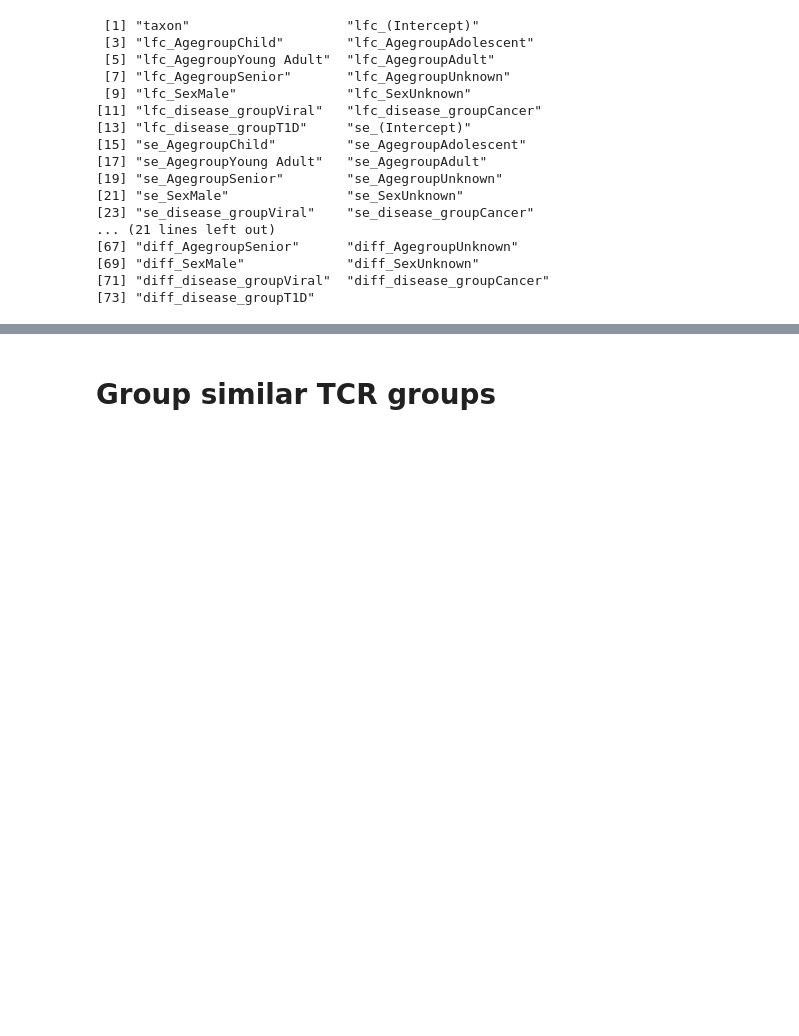
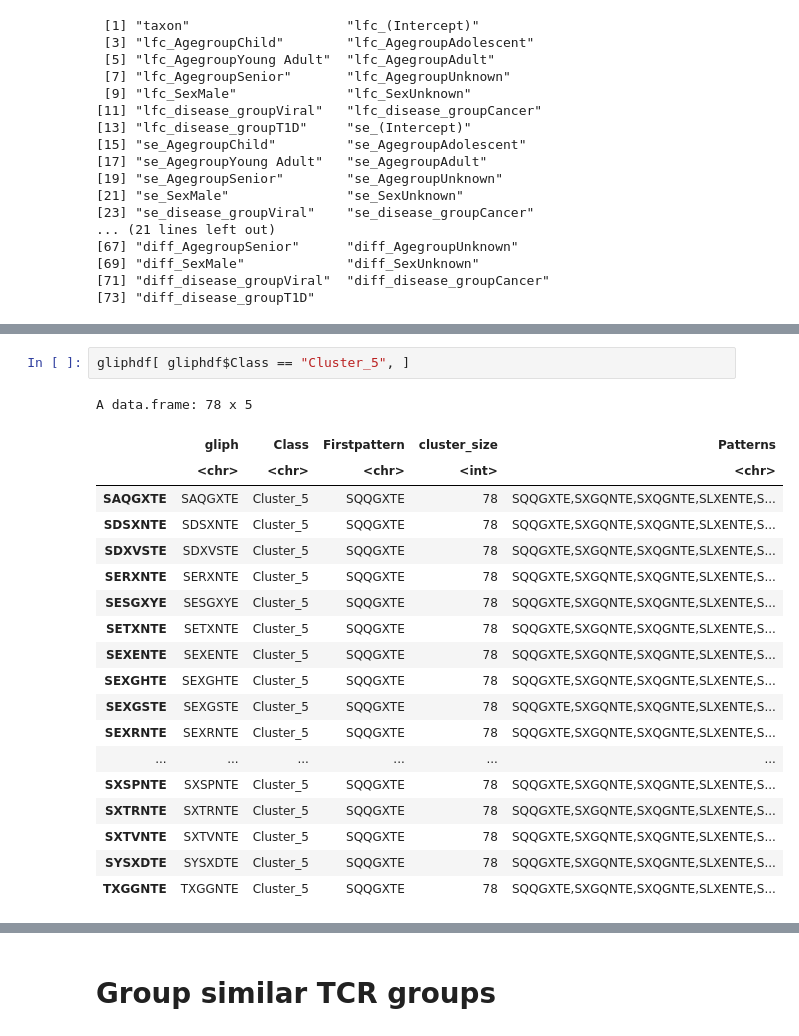
Before and after one commit to pughlab/ped_CapTCRseq, a Jupyter notebook: notebooks/15_gliph_diff_abundance.ipynb, the cells around one changed output, grey strips where cells are left out. Cells and saved outputs as stored; diff of their text form; blank space fills up the shorter version.

```diff
--- a/notebooks/15_gliph_diff_abundance.ipynb
+++ b/notebooks/15_gliph_diff_abundance.ipynb
@@ -401,0 +426,22 @@ A data.frame: 23 x 13
+# %%
+gliphdf[ gliphdf$Class == "Cluster_5", ]
+# %% [output]
+A data.frame: 78 x 5
+|  | gliph | Class | Firstpattern | cluster_size | Patterns |
+|  | <chr> | <chr> | <chr> | <int> | <chr> |
+| SAQGXTE | SAQGXTE | Cluster_5 | SQQGXTE | 78 | SQQGXTE,SXGQNTE,SXQGNTE,SLXENTE,S... |
+| SDSXNTE | SDSXNTE | Cluster_5 | SQQGXTE | 78 | SQQGXTE,SXGQNTE,SXQGNTE,SLXENTE,S... |
+| SDXVSTE | SDXVSTE | Cluster_5 | SQQGXTE | 78 | SQQGXTE,SXGQNTE,SXQGNTE,SLXENTE,S... |
+| SERXNTE | SERXNTE | Cluster_5 | SQQGXTE | 78 | SQQGXTE,SXGQNTE,SXQGNTE,SLXENTE,S... |
+| SESGXYE | SESGXYE | Cluster_5 | SQQGXTE | 78 | SQQGXTE,SXGQNTE,SXQGNTE,SLXENTE,S... |
+| SETXNTE | SETXNTE | Cluster_5 | SQQGXTE | 78 | SQQGXTE,SXGQNTE,SXQGNTE,SLXENTE,S... |
+| SEXENTE | SEXENTE | Cluster_5 | SQQGXTE | 78 | SQQGXTE,SXGQNTE,SXQGNTE,SLXENTE,S... |
+| SEXGHTE | SEXGHTE | Cluster_5 | SQQGXTE | 78 | SQQGXTE,SXGQNTE,SXQGNTE,SLXENTE,S... |
+| SEXGSTE | SEXGSTE | Cluster_5 | SQQGXTE | 78 | SQQGXTE,SXGQNTE,SXQGNTE,SLXENTE,S... |
+| SEXRNTE | SEXRNTE | Cluster_5 | SQQGXTE | 78 | SQQGXTE,SXGQNTE,SXQGNTE,SLXENTE,S... |
+| ... | ... | ... | ... | ... | ... |
+| SXSPNTE | SXSPNTE | Cluster_5 | SQQGXTE | 78 | SQQGXTE,SXGQNTE,SXQGNTE,SLXENTE,S... |
+| SXTRNTE | SXTRNTE | Cluster_5 | SQQGXTE | 78 | SQQGXTE,SXGQNTE,SXQGNTE,SLXENTE,S... |
+| SXTVNTE | SXTVNTE | Cluster_5 | SQQGXTE | 78 | SQQGXTE,SXGQNTE,SXQGNTE,SLXENTE,S... |
+| SYSXDTE | SYSXDTE | Cluster_5 | SQQGXTE | 78 | SQQGXTE,SXGQNTE,SXQGNTE,SLXENTE,S... |
+| TXGGNTE | TXGGNTE | Cluster_5 | SQQGXTE | 78 | SQQGXTE,SXGQNTE,SXQGNTE,SLXENTE,S... |
```
Also changed, not shown: parts of 13 cells of this notebook, 1 other file.
